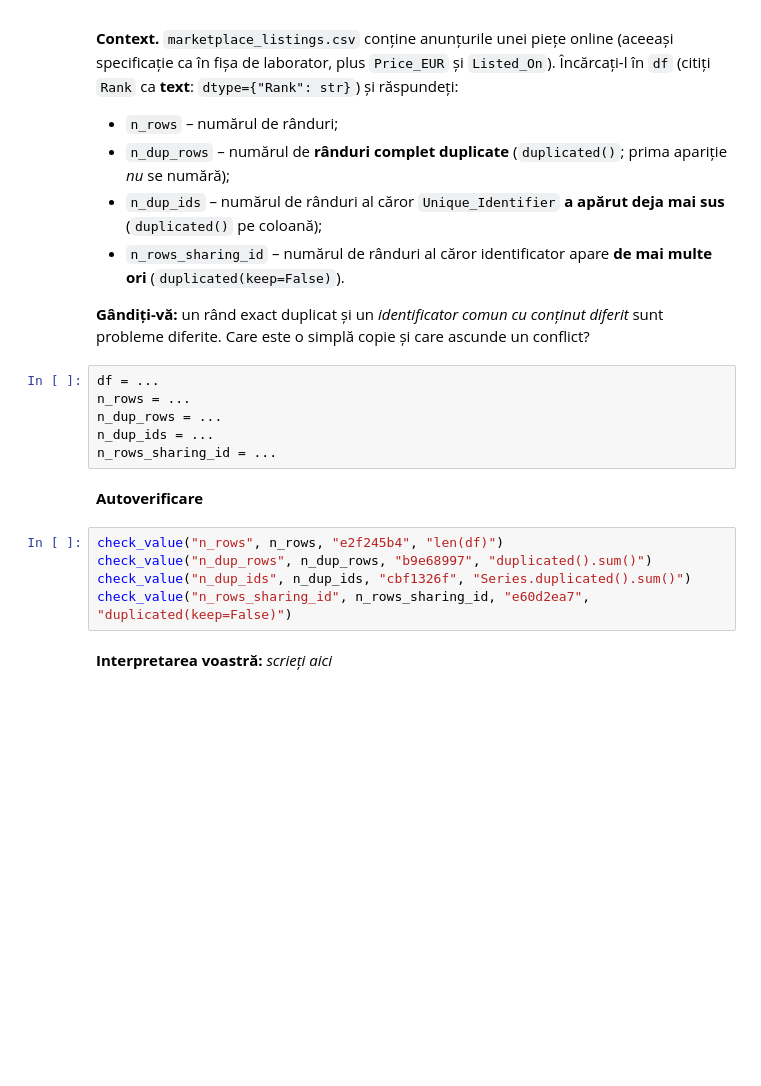
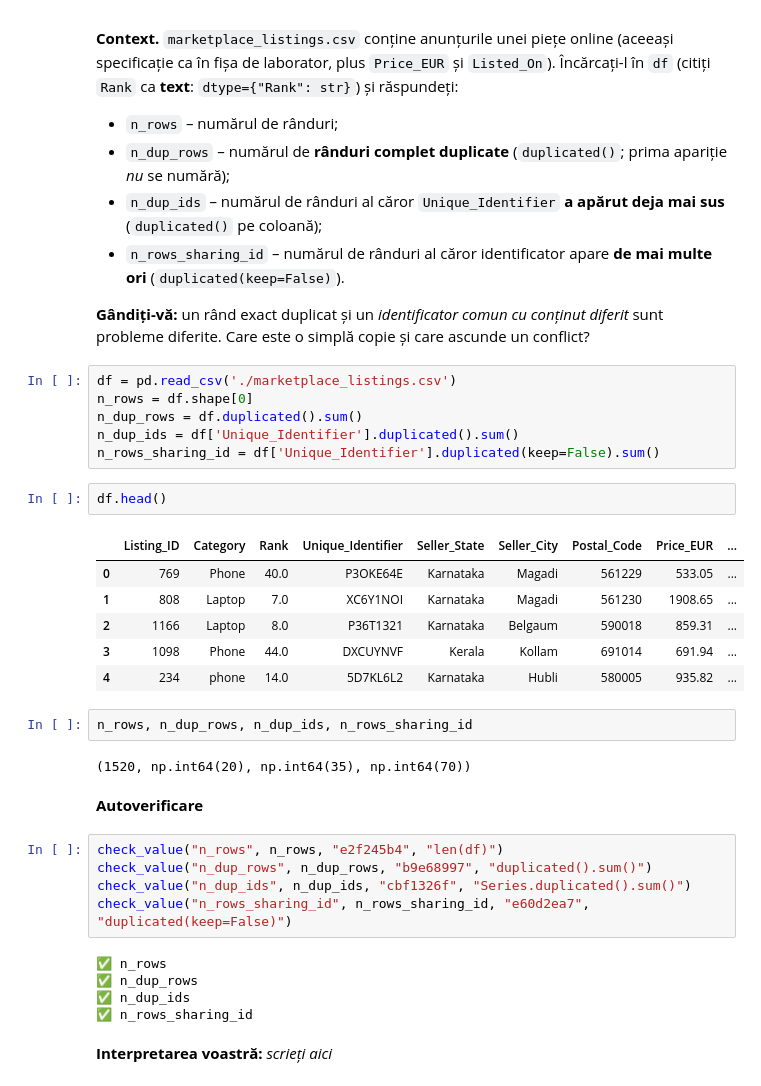
Before and after one commit to ionutzzzzz/Smart-System, a Jupyter notebook: labs/Laborator 3/Lab3_Domniteanu_Ioan.ipynb, the cells around one changed output. Cells and saved outputs as stored; diff of their text form; blank space fills up the shorter version.

```diff
--- a/labs/Laborator 3/Lab3_Domniteanu_Ioan.ipynb
+++ b/labs/Laborator 3/Lab3_Domniteanu_Ioan.ipynb
@@ -67,11 +87,24 @@ def make_switch(seed, fs=200, seconds=8):
 
 **Gândiți-vă:** un rând exact duplicat și un *identificator comun cu conținut diferit* sunt probleme diferite. Care este o simplă copie și care ascunde un conflict?
 # %%
-df = ...
-n_rows = ...
-n_dup_rows = ...
-n_dup_ids = ...
-n_rows_sharing_id = ...
+df = pd.read_csv('./marketplace_listings.csv')
+n_rows = df.shape[0]
+n_dup_rows = df.duplicated().sum()
+n_dup_ids = df['Unique_Identifier'].duplicated().sum()
+n_rows_sharing_id = df['Unique_Identifier'].duplicated(keep=False).sum()
+# %%
+df.head()
+# %% [output]
+|  | Listing_ID | Category | Rank | Unique_Identifier | Seller_State | Seller_City | Postal_Code | Price_EUR | ... |
+| 0 | 769 | Phone | 40.0 | P3OKE64E | Karnataka | Magadi | 561229 | 533.05 | ... |
+| 1 | 808 | Laptop | 7.0 | XC6Y1NOI | Karnataka | Magadi | 561230 | 1908.65 | ... |
+| 2 | 1166 | Laptop | 8.0 | P36T1321 | Karnataka | Belgaum | 590018 | 859.31 | ... |
+| 3 | 1098 | Phone | 44.0 | DXCUYNVF | Kerala | Kollam | 691014 | 691.94 | ... |
+| 4 | 234 | phone | 14.0 | 5D7KL6L2 | Karnataka | Hubli | 580005 | 935.82 | ... |
+# %%
+n_rows, n_dup_rows, n_dup_ids, n_rows_sharing_id
+# %% [output]
+(1520, np.int64(20), np.int64(35), np.int64(70))
 # %% [markdown]
 **Autoverificare**
 # %%
@@ -79,6 +112,11 @@ check_value("n_rows", n_rows, "e2f245b4", "len(df)")
 check_value("n_dup_rows", n_dup_rows, "b9e68997", "duplicated().sum()")
 check_value("n_dup_ids", n_dup_ids, "cbf1326f", "Series.duplicated().sum()")
 check_value("n_rows_sharing_id", n_rows_sharing_id, "e60d2ea7", "duplicated(keep=False)")
+# %% [output]
+✅ n_rows
+✅ n_dup_rows
+✅ n_dup_ids
+✅ n_rows_sharing_id
 # %% [markdown]
 **Interpretarea voastră:** _scrieți aici_
 # %% [markdown]
```
Also changed, not shown: parts of 8 cells of this notebook.
